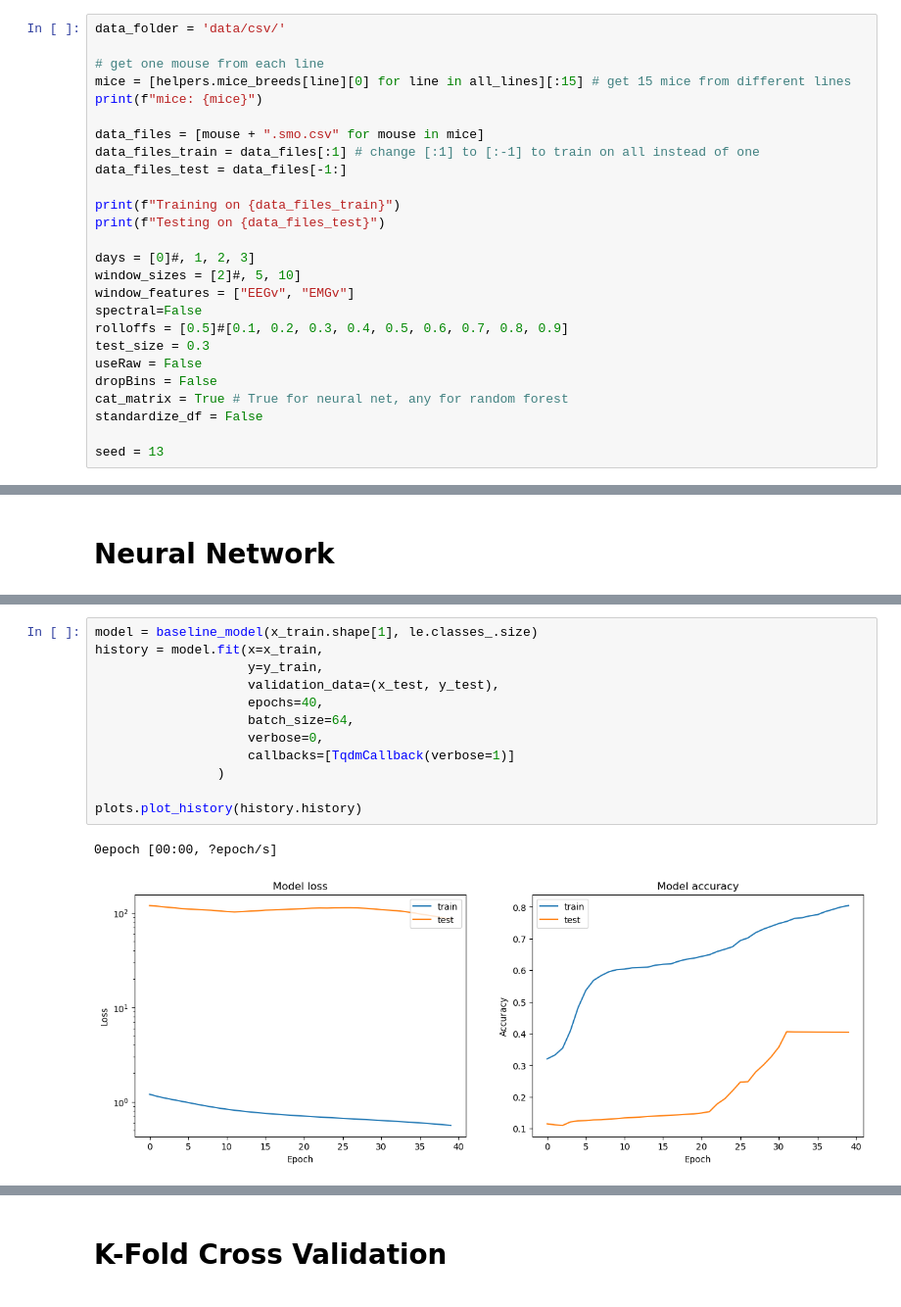
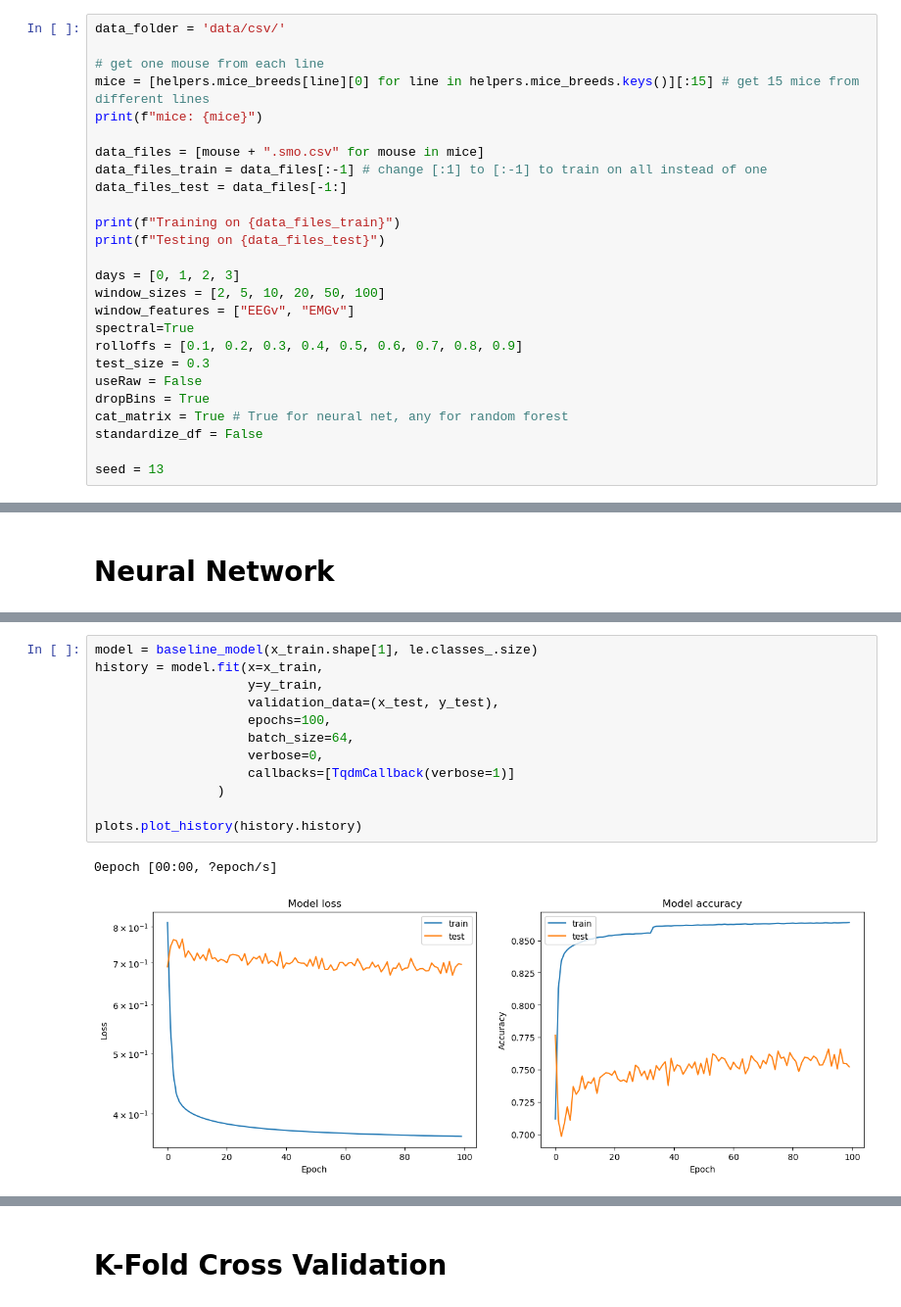
Before and after one commit to epfl-ML/project2-code, a Jupyter notebook: ml_diff_mice_diff_line.ipynb, the cells around one changed output, grey strips where cells are left out. Shown: that part at 98% size. Drawn from its saved outputs; the diff is of its cells as text.

Commit message:
Add full training for diff mice diff line

```diff
--- a/ml_diff_mice_diff_line.ipynb
+++ b/ml_diff_mice_diff_line.ipynb
@@ -28,24 +28,24 @@ Num GPUs Available:  0
 data_folder = 'data/csv/'
 
 # get one mouse from each line
-mice = [helpers.mice_breeds[line][0] for line in all_lines][:15] # get 15 mice from different lines
+mice = [helpers.mice_breeds[line][0] for line in helpers.mice_breeds.keys()][:15] # get 15 mice from different lines
 print(f"mice: {mice}")
 
 data_files = [mouse + ".smo.csv" for mouse in mice]
-data_files_train = data_files[:1] # change [:1] to [:-1] to train on all instead of one
+data_files_train = data_files[:-1] # change [:1] to [:-1] to train on all instead of one
 data_files_test = data_files[-1:]
 
 print(f"Training on {data_files_train}")
 print(f"Testing on {data_files_test}")
 
-days = [0]#, 1, 2, 3]
-window_sizes = [2]#, 5, 10]
+days = [0, 1, 2, 3]
+window_sizes = [2, 5, 10, 20, 50, 100]
 window_features = ["EEGv", "EMGv"]
-spectral=False
-rolloffs = [0.5]#[0.1, 0.2, 0.3, 0.4, 0.5, 0.6, 0.7, 0.8, 0.9]
+spectral=True
+rolloffs = [0.1, 0.2, 0.3, 0.4, 0.5, 0.6, 0.7, 0.8, 0.9]
 test_size = 0.3
 useRaw = False
-dropBins = False
+dropBins = True
 cat_matrix = True # True for neural net, any for random forest
 standardize_df = False
 
@@ -116,18 +116,18 @@ _________________________________________________________________
 # %%
 model = baseline_model(x_train.shape[1], le.classes_.size)
 history = model.fit(x=x_train,
                     y=y_train,
                     validation_data=(x_test, y_test),
-                    epochs=40,
+                    epochs=100,
                     batch_size=64,
                     verbose=0,
                     callbacks=[TqdmCallback(verbose=1)]
                 )
 
 plots.plot_history(history.history)
 # %% [output]
 0epoch [00:00, ?epoch/s]
-[figure, old version]
+[figure, new version]
 # %%
 plots.plot_confusion(model=model, x_test=x_test, y_test=y_test, le=le, cat_matrix=True, normalize='true')
 # %% [output]
```
Also changed, not shown: parts of 4 cells of this notebook.
